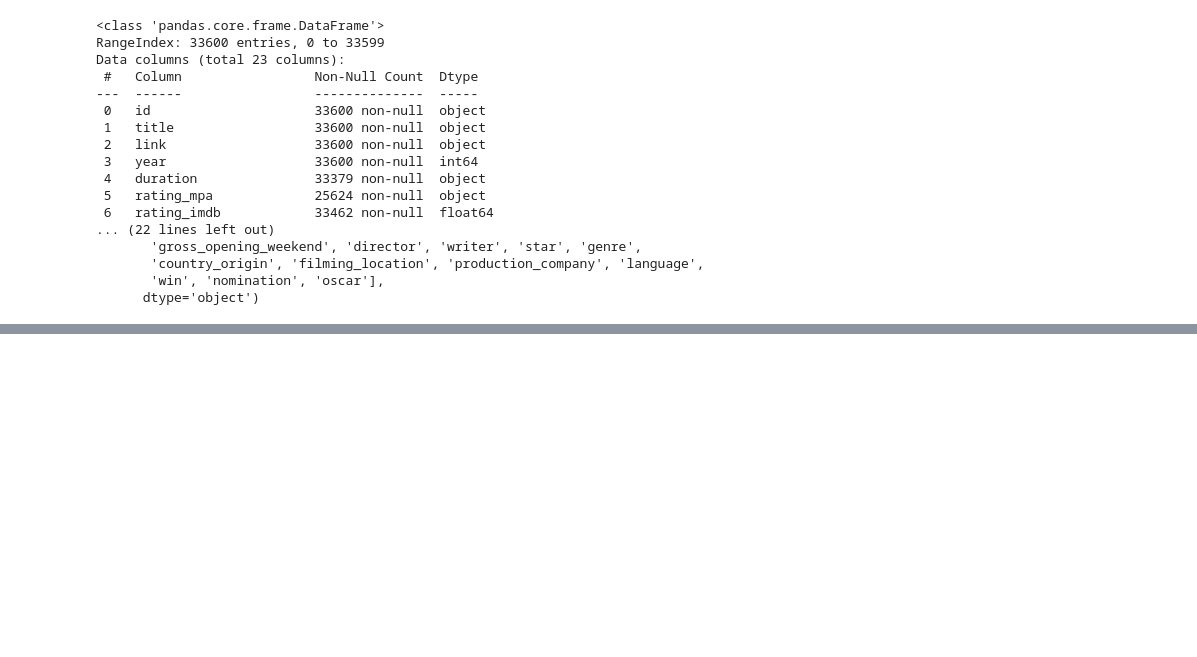
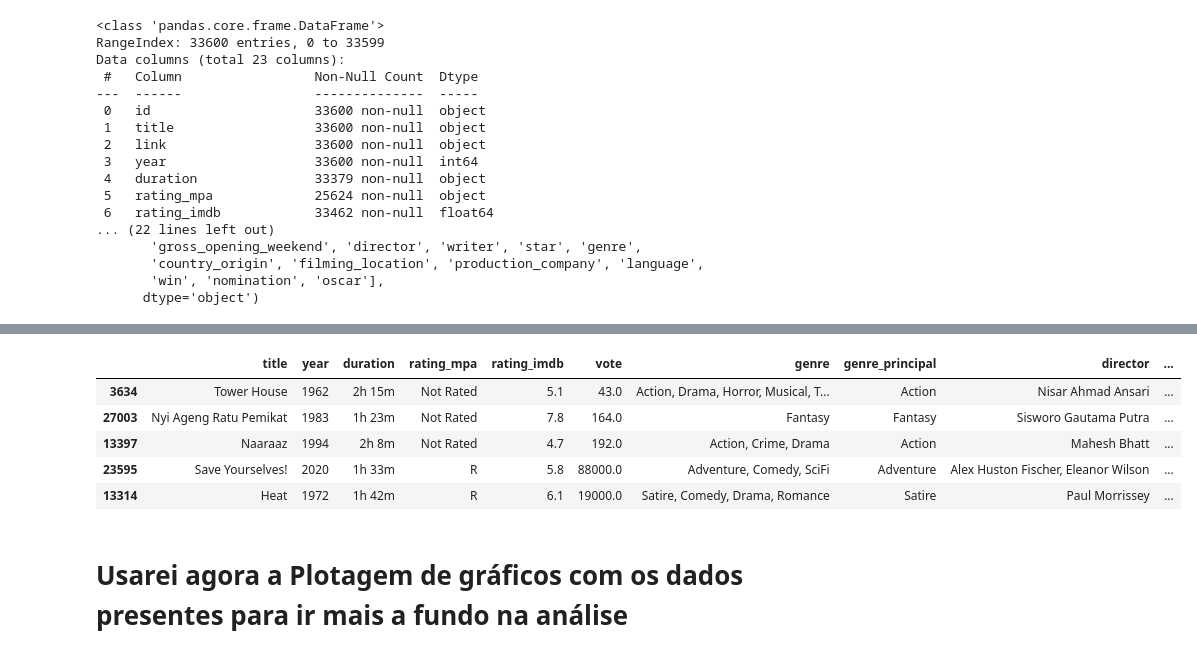
Before and after one commit to luiz19190/Projeto-Sprint-5-Filmes-mais-bem-avaliados-do-IMDB, a Jupyter notebook: notebooks/EDA.ipynb, the cells around one changed output, grey strips where cells are left out. Saved outputs shown, nothing was run; the diff lists cells and outputs as text; code cells hidden in the pictures; blank space fills up the shorter version.

Commit message:
Salvar trabalho local antes da migracao de maquina

```diff
--- a/notebooks/EDA.ipynb
+++ b/notebooks/EDA.ipynb
@@ -31 +63,35 @@ Data columns (total 23 columns):
+# %%
+# Limpeza geral dos dados
+
+# Remover linhas onde o ano ou título estão faltando, porque não fariam sentido para a nossa análise
+imdb = imdb.dropna(subset=['year', 'title'])
+
+# Finanças sem valores vazios nestas colunas, posso criar um novo dataframe apenas para analisar as finanças
+df_financeiro = imdb.dropna(subset=['budget', 'gross_world_wide'])
+
+# Criar uma coluna apenas com o gênero principal do filme, para facilitar a análise
+imdb['genre_principal'] = imdb['genre'].str.split(',').str[0]
+
+# Transformar NaN em "Não Classificado" na coluna que indica a classificação indicativa do filme
+imdb['rating_mpa'] = imdb['rating_mpa'].fillna('Not Rated')
+# %%
+# Lista das colunas que são mais relevantes para a análise exploratória
+colunas_selecionadas = [
+    'title', 'year', 'duration', 'rating_mpa', 'rating_imdb',
+    'vote', 'genre', 'genre_principal', 'director', 'oscar'
+]
+
+# Aplicando o filtro (Lembrando que df_financeiro já salvou o que era dinheiro antes)
+imdb = imdb[colunas_selecionadas]
+
+imdb.sample(5)
+# %% [output]
+|  | title | year | duration | rating_mpa | rating_imdb | vote | genre | genre_principal | director | ... |
+| 3634 | Tower House | 1962 | 2h 15m | Not Rated | 5.1 | 43.0 | Action, Drama, Horror, Musical, T... | Action | Nisar Ahmad Ansari | ... |
+| 27003 | Nyi Ageng Ratu Pemikat | 1983 | 1h 23m | Not Rated | 7.8 | 164.0 | Fantasy | Fantasy | Sisworo Gautama Putra | ... |
+| 13397 | Naaraaz | 1994 | 2h 8m | Not Rated | 4.7 | 192.0 | Action, Crime, Drama | Action | Mahesh Bhatt | ... |
+| 23595 | Save Yourselves! | 2020 | 1h 33m | R | 5.8 | 88000.0 | Adventure, Comedy, SciFi | Adventure | Alex Huston Fischer, Eleanor Wilson | ... |
+| 13314 | Heat | 1972 | 1h 42m | R | 6.1 | 19000.0 | Satire, Comedy, Drama, Romance | Satire | Paul Morrissey | ... |
+# %% [markdown]
+# Usarei agora a Plotagem de gráficos com os dados presentes para ir mais a fundo na análise
 # %%
```
Also changed, not shown: parts of 7 cells of this notebook.
